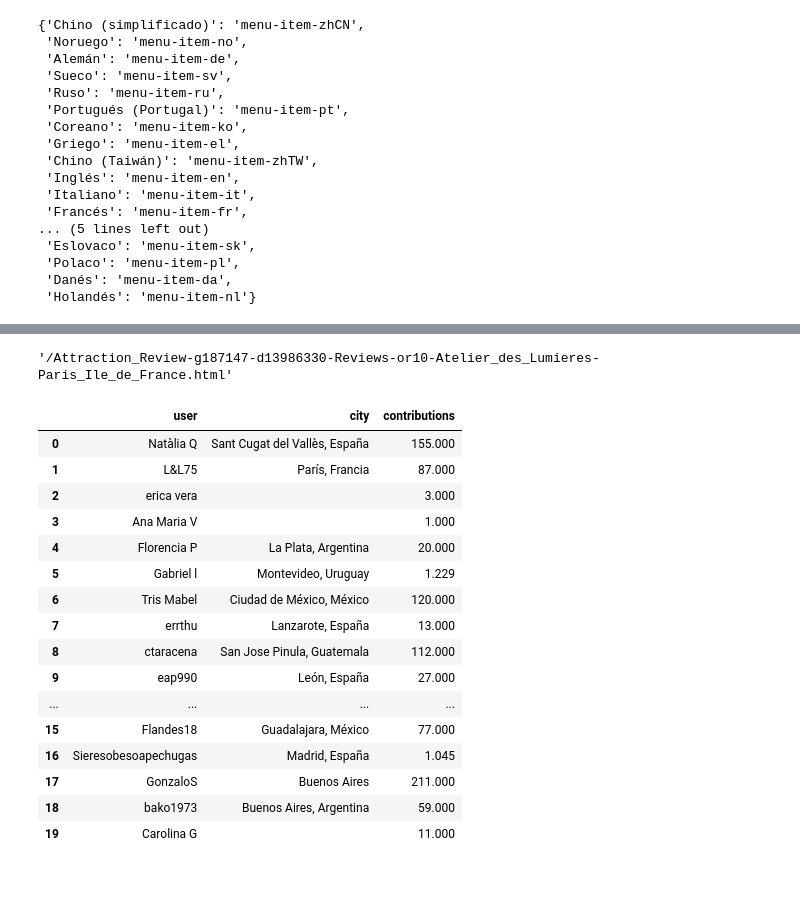
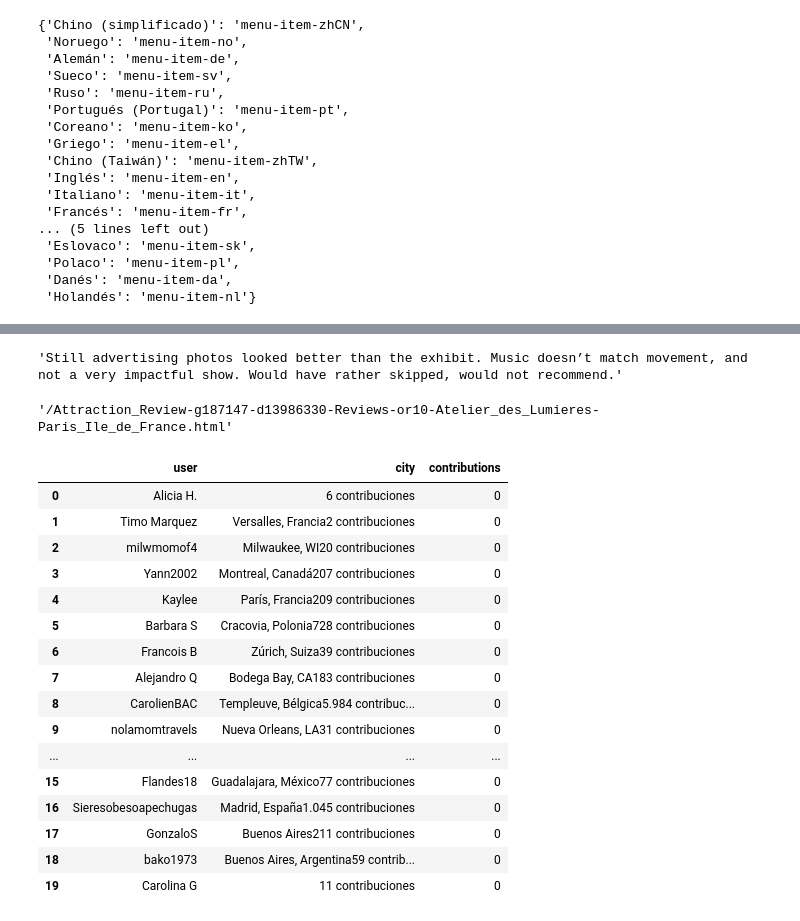
Before and after one commit to carlosperez1997/NaturalLanguageProcessing, a Jupyter notebook: InfinityDesLumieres_Reviews/tripadvisor_scraping.ipynb, the cells around one changed output, grey strips where cells are left out. Cells and saved outputs as stored; diff of their text form; code cells hidden in the pictures; blank space fills up the shorter version.

```diff
--- a/InfinityDesLumieres_Reviews/tripadvisor_scraping.ipynb
+++ b/InfinityDesLumieres_Reviews/tripadvisor_scraping.ipynb
@@ -131,3 +199,7 @@ users
+# %%
+reviews.iloc[0]['body']
+# %% [output]
+'Still advertising photos looked better than the exhibit. Music doesn’t match movement, and not a very impactful show. Would have rather skipped, would not recommend.'
 # %%
 href_class = soup.find(class_="_3djM0GaD")
 href = href_class.find('a')['href']
@@ -138,48 +210,29 @@ href
 # Go to Next Page
 driver.get(main_link+href)
 time.sleep(4)
-# %%
-# Do the same
-# We get whole reviews.
-content = driver.page_source
-soup = BeautifulSoup(content)
-
-names = soup.findAll(class_="_2nBYkPk3")
-for name in names:
-    #print(name)
-    user_name = name.find(class_='_1SRa-qNz').text
-    city_name = name.find(class_='_26S7gyB4').text
-
-    try:
-        contributions_text = name.find(class_='OeP51cp2').text
-        contributions = [float(s) for s in re.findall(r'-?\d+\.?\d*', contributions_text)][0]
-
-        city_name = city_name.replace(contributions_text,"")
-    except:
-        contributions = [float(s) for s in re.findall(r'-?\d+\.?\d*', city_name)][0]
-        city_name = ''
-
-    users = users.append( {'user':user_name, 'city':city_name, 'contributions':contributions}, ignore_index=True)
-    #print(user_name)
-    #print(city_name)
-    #print(contributions)
-
-users
-# %% [output]
-|  | user | city | contributions |
-| 0 | Natàlia Q | Sant Cugat del Vallès, España | 155.000 |
-| 1 | L&L75 | París, Francia | 87.000 |
-| 2 | erica vera |  | 3.000 |
-| 3 | Ana Maria V |  | 1.000 |
-| 4 | Florencia P | La Plata, Argentina | 20.000 |
-| 5 | Gabriel l | Montevideo, Uruguay | 1.229 |
-| 6 | Tris Mabel | Ciudad de México, México | 120.000 |
-| 7 | errthu | Lanzarote, España | 13.000 |
-| 8 | ctaracena | San Jose Pinula, Guatemala | 112.000 |
-| 9 | eap990 | León, España | 27.000 |
-| ... | ... | ... | ... |
-| 15 | Flandes18 | Guadalajara, México | 77.000 |
-| 16 | Sieresobesoapechugas | Madrid, España | 1.045 |
-| 17 | GonzaloS | Buenos Aires | 211.000 |
-| 18 | bako1973 | Buenos Aires, Argentina | 59.000 |
-| 19 | Carolina G |  | 11.000 |
+# %%
+# Do the same
+# We get whole reviews.
+content = driver.page_source
+soup = BeautifulSoup(content)
+
+users = get_user_info(soup, users)
+users
+# %% [output]
+|  | user | city | contributions |
+| 0 | Alicia H. | 6 contribuciones | 0 |
+| 1 | Timo Marquez | Versalles, Francia2 contribuciones | 0 |
+| 2 | milwmomof4 | Milwaukee, WI20 contribuciones | 0 |
+| 3 | Yann2002 | Montreal, Canadá207 contribuciones | 0 |
+| 4 | Kaylee | París, Francia209 contribuciones | 0 |
+| 5 | Barbara S | Cracovia, Polonia728 contribuciones | 0 |
+| 6 | Francois B | Zúrich, Suiza39 contribuciones | 0 |
+| 7 | Alejandro Q | Bodega Bay, CA183 contribuciones | 0 |
+| 8 | CarolienBAC | Templeuve, Bélgica5.984 contribuc... | 0 |
+| 9 | nolamomtravels | Nueva Orleans, LA31 contribuciones | 0 |
+| ... | ... | ... | ... |
+| 15 | Flandes18 | Guadalajara, México77 contribuciones | 0 |
+| 16 | Sieresobesoapechugas | Madrid, España1.045 contribuciones | 0 |
+| 17 | GonzaloS | Buenos Aires211 contribuciones | 0 |
+| 18 | bako1973 | Buenos Aires, Argentina59 contrib... | 0 |
+| 19 | Carolina G | 11 contribuciones | 0 |
```
Also changed, not shown: parts of 27 cells of this notebook, 10 other files.
